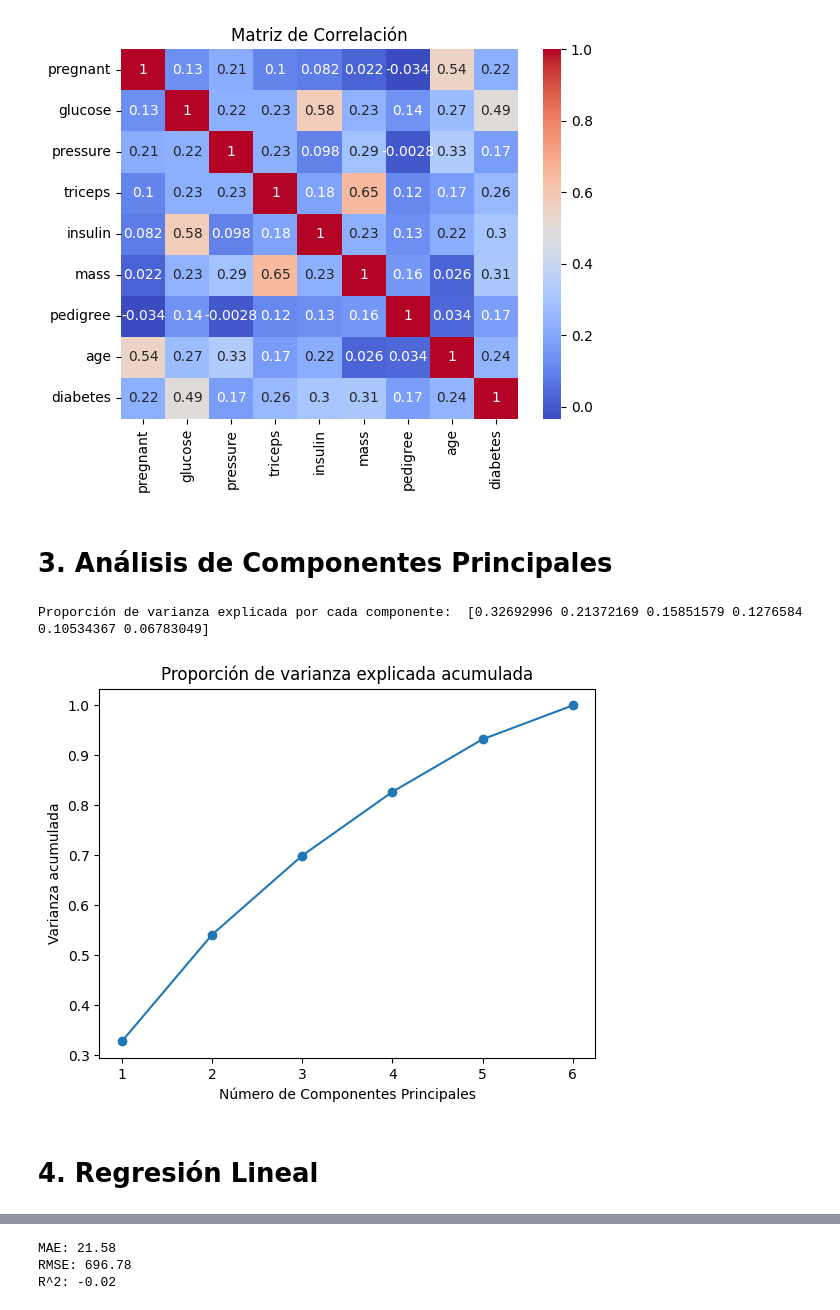
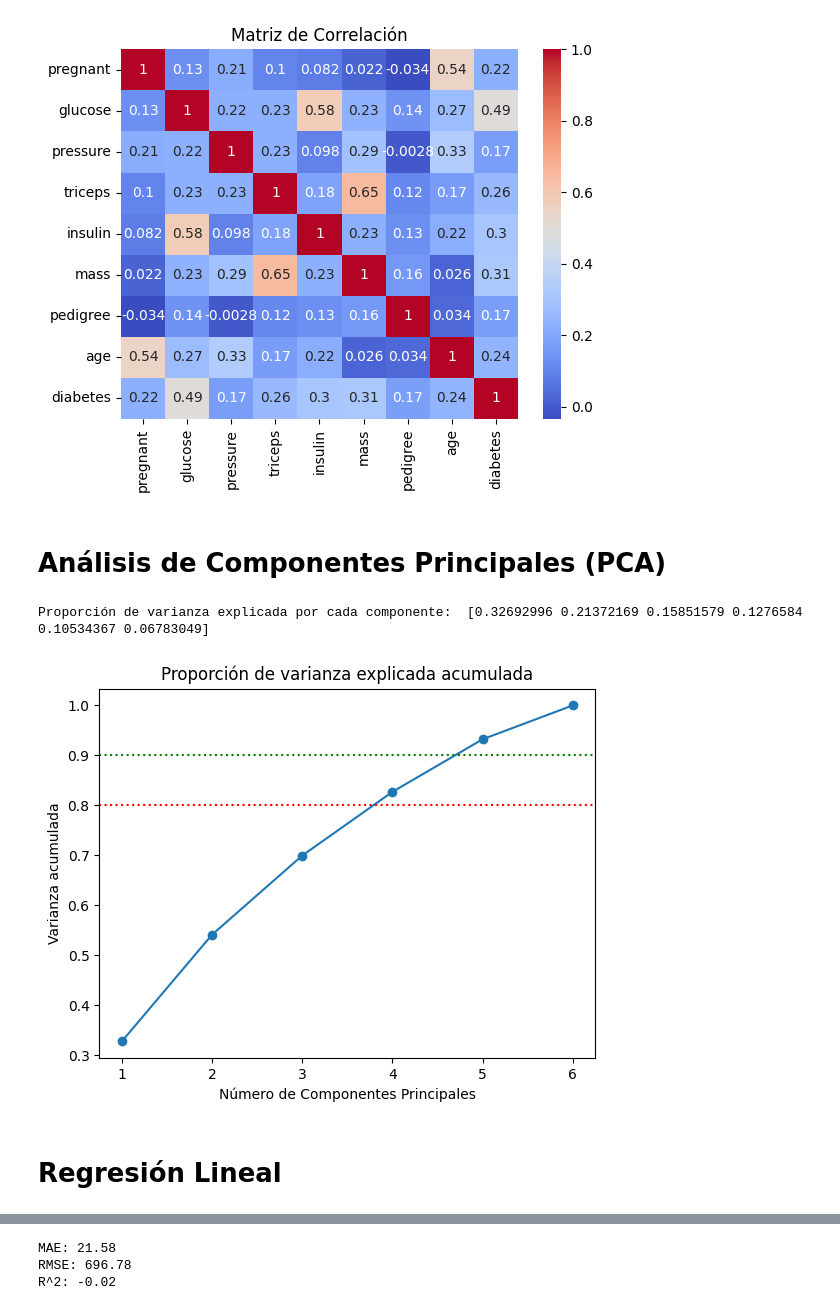
Before and after one commit to canischilensis/data-science, a Jupyter notebook: machine-learning/aprendizaje-supervisado/Regresión/Regresion-lineal/diabetes/Pima-Indians-Diabetes.ipynb, the cells around one changed output, grey strips where cells are left out. Saved outputs shown, nothing was run; the diff lists cells and outputs as text; code cells hidden in the pictures.

```diff
--- a/machine-learning/aprendizaje-supervisado/Regresión/Regresion-lineal/diabetes/Pima-Indians-Diabetes.ipynb
+++ b/machine-learning/aprendizaje-supervisado/Regresión/Regresion-lineal/diabetes/Pima-Indians-Diabetes.ipynb
@@ -94,34 +94,35 @@ plt.show()
 [figure]
 [figure]
 # %% [markdown]
-# 3. Análisis de Componentes Principales
+# Análisis de Componentes Principales (PCA)
 # %%
-
 
 # Ahora aplicar PCA sobre los datos limpios
 from sklearn.decomposition import PCA
 from sklearn.preprocessing import StandardScaler
 
 # Normalizar los datos antes de PCA
 scaler = StandardScaler()
 X_scaled = scaler.fit_transform(data_cleaned.drop('diabetes', axis=1))
 
 # Aplicar PCA
 pca = PCA()
 X_pca = pca.fit_transform(X_scaled)
 
 # Proporción de varianza explicada por cada componente
 pve = pca.explained_variance_ratio_
 print("Proporción de varianza explicada por cada componente: ", pve)
 
 # Visualizar el gráfico de varianza acumulada
 plt.plot(range(1, len(pve)+1), np.cumsum(pve), marker='o')
+plt.axhline(y=0.80, color='red', linestyle=':', label='80% Varianza Explicada')
+plt.axhline(y=0.90, color='green', linestyle=':', label='90% Varianza Explicada')
 plt.title("Proporción de varianza explicada acumulada")
 plt.xlabel("Número de Componentes Principales")
 plt.ylabel("Varianza acumulada")
 plt.show()
 # %% [output]
 Proporción de varianza explicada por cada componente:  [0.32692996 0.21372169 0.15851579 0.1276584  0.10534367 0.06783049]
-[figure, old version]
+[figure, new version]
 # %% [markdown]
-# 4. Regresión Lineal
+# Regresión Lineal
```
Also changed, not shown: parts of 13 cells of this notebook.
